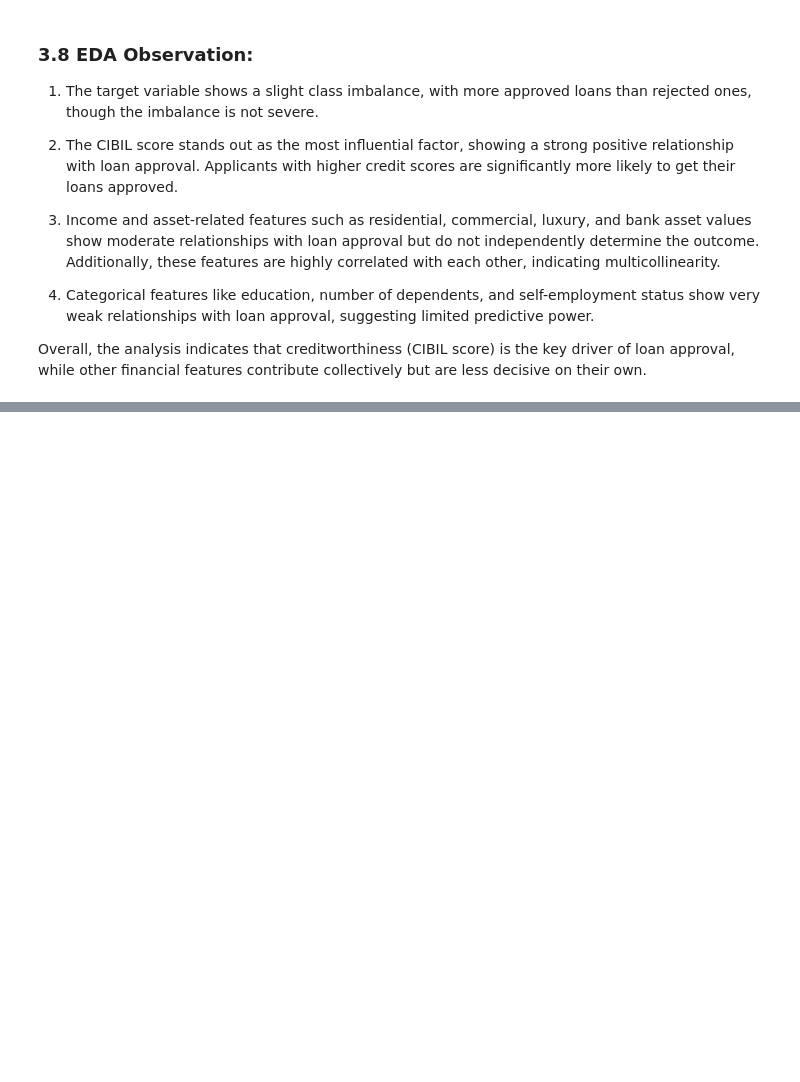
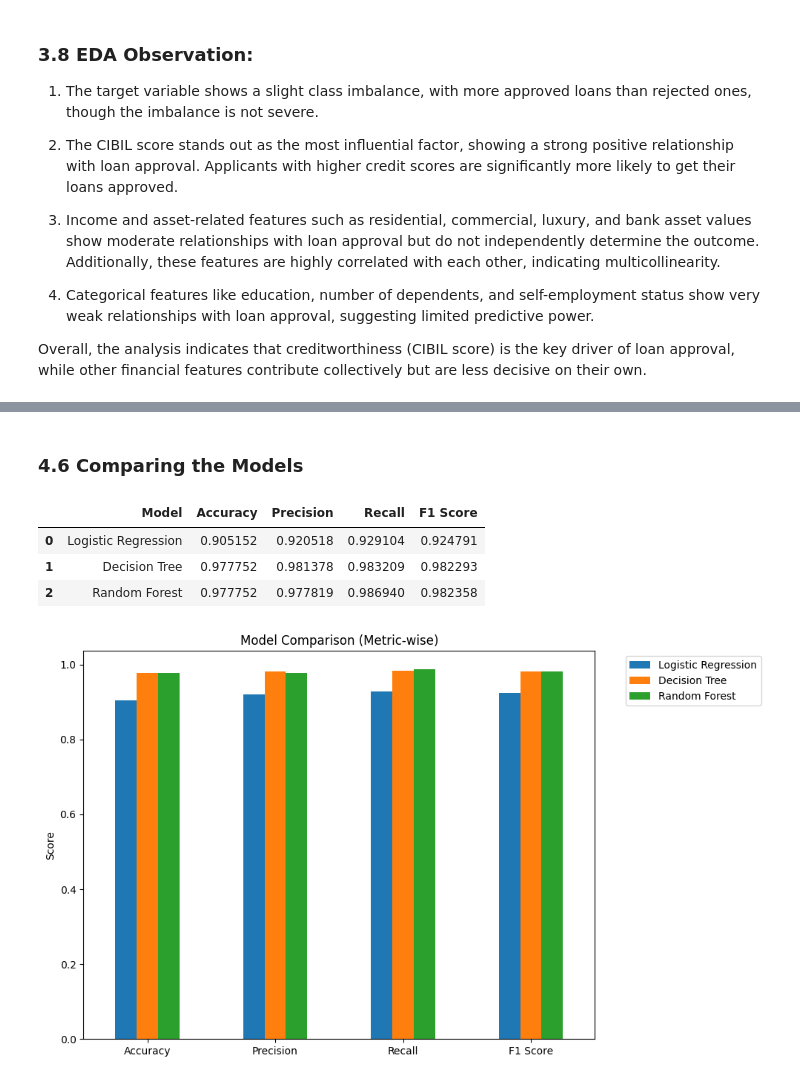
Before and after one commit to vaishnavisingla222/loan_approval_ml, a Jupyter notebook: notebooks/Loan Approval Prediction ML.ipynb, the cells around one changed output, grey strips where cells are left out. Drawn from its saved outputs; the diff is of its cells as text; code cells hidden in the pictures; blank space fills up the shorter version.

```diff
--- a/notebooks/Loan Approval Prediction ML.ipynb
+++ b/notebooks/Loan Approval Prediction ML.ipynb
@@ -262,0 +408,2 @@ Overall, the analysis indicates that creditworthiness (CIBIL score) is the key d
+# %% [markdown]
+### 4.6 Comparing the Models
@@ -262,0 +413,31 @@ Overall, the analysis indicates that creditworthiness (CIBIL score) is the key d
+# %%
+results = pd.DataFrame({
+    "Model": ["Logistic Regression", "Decision Tree", "Random Forest"],
+    "Accuracy": [
+        accuracy_score(y_test, y_pred_lr),
+        accuracy_score(y_test, y_pred_dt),
+        accuracy_score(y_test, y_pred_rf)
+    ],
+    "Precision": [
+        precision_score(y_test, y_pred_lr),
+        precision_score(y_test, y_pred_dt),
+        precision_score(y_test, y_pred_rf)
+    ],
+    "Recall": [
+        recall_score(y_test, y_pred_lr),
+        recall_score(y_test, y_pred_dt),
+        recall_score(y_test, y_pred_rf)
+    ],
+    "F1 Score": [
+        f1_score(y_test, y_pred_lr),
+        f1_score(y_test, y_pred_dt),
+        f1_score(y_test, y_pred_rf)
+    ]
+})
+# %%
+results
+# %% [output]
+|  | Model | Accuracy | Precision | Recall | F1 Score |
+| 0 | Logistic Regression | 0.905152 | 0.920518 | 0.929104 | 0.924791 |
+| 1 | Decision Tree | 0.977752 | 0.981378 | 0.983209 | 0.982293 |
+| 2 | Random Forest | 0.977752 | 0.977819 | 0.986940 | 0.982358 |
@@ -262,0 +446,13 @@ Overall, the analysis indicates that creditworthiness (CIBIL score) is the key d
+# %%
+df_plot = results.set_index("Model")
+df_plot.T.plot(kind="bar", figsize=(10,6))
+plt.title("Model Comparison (Metric-wise)")
+plt.ylabel("Score")
+plt.xticks(rotation=0)
+
+plt.legend(bbox_to_anchor=(1.05, 1), loc='upper left')
+
+plt.tight_layout()
+plt.show()
+# %% [output]
+[figure, added]
```
Also changed, not shown: parts of 39 cells of this notebook, 3 other files.
